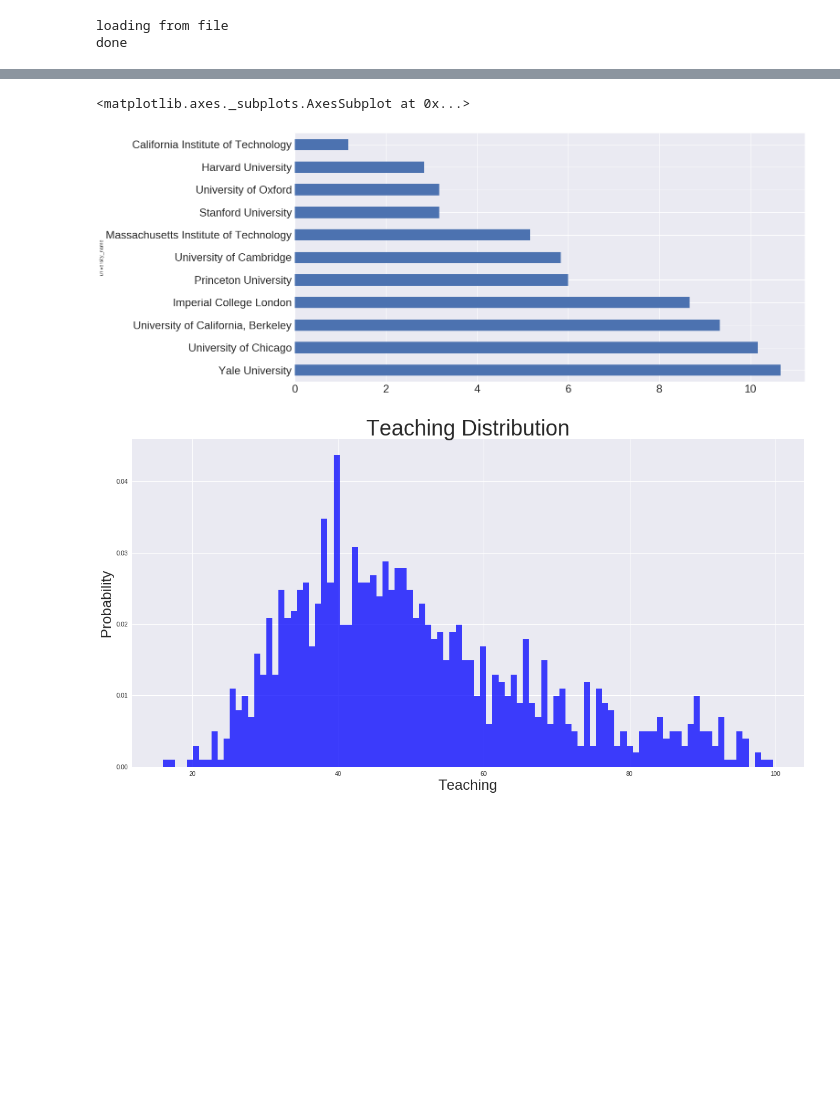
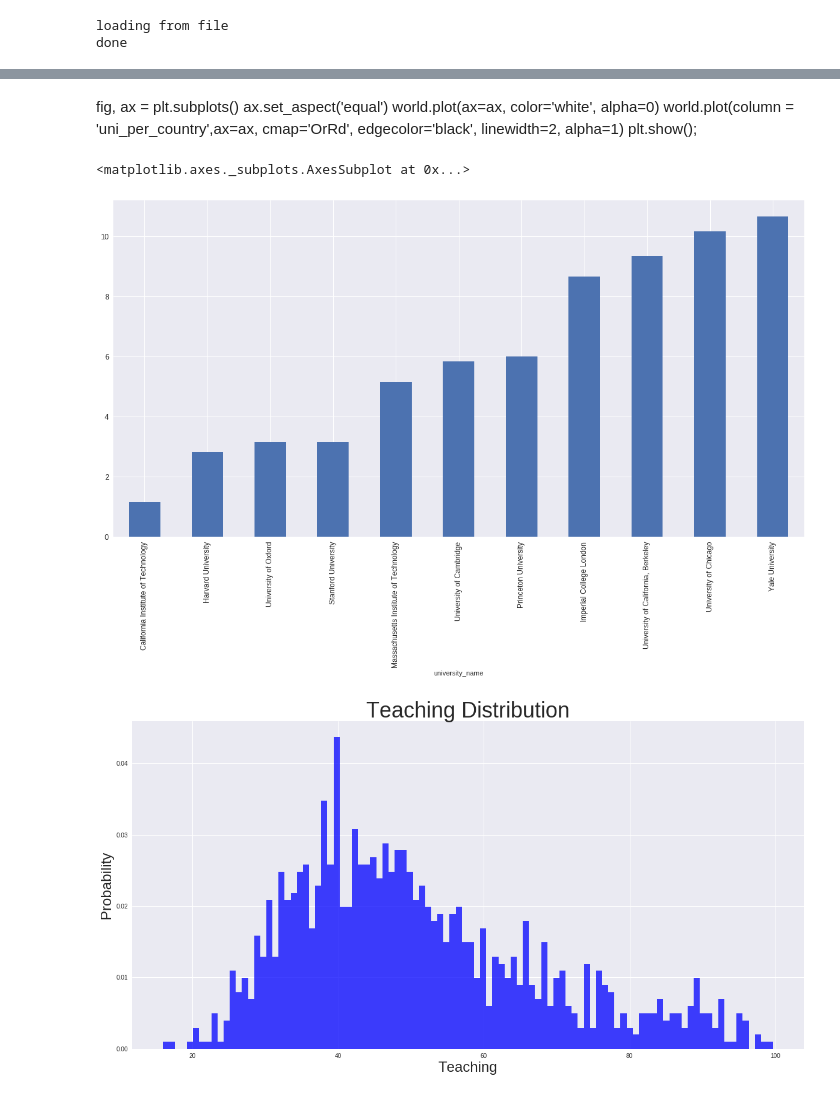
Before and after one commit to sherry0303/code1161base, a Jupyter notebook: week6/world_university_ranking.ipynb, the cells around one changed output, grey strips where cells are left out. Drawn from its saved outputs; the diff is of its cells as text; code cells hidden in the pictures; blank space fills up the shorter version.

```diff
--- a/week6/world_university_ranking.ipynb
+++ b/week6/world_university_ranking.ipynb
@@ -317,7 +168,13 @@ plt.show();
+# %% [markdown]
+fig, ax = plt.subplots()
+ax.set_aspect('equal')
+world.plot(ax=ax, color='white', alpha=0)
+world.plot(column = 'uni_per_country',ax=ax, cmap='OrRd', edgecolor='black', linewidth=2, alpha=1)
+plt.show();
 # %%
 p_wr = wur_data.pivot_table(index = 'university_name', values = 'world_rank', aggfunc = np.mean)
-p_wr.sort_values(ascending = False)[p_wr < 11].plot(kind = 'barh', fontsize = 24)
+p_wr.sort_values(ascending = True)[p_wr < 11].plot(kind = 'bar', fontsize = 12)
 # %% [output]
 <matplotlib.axes._subplots.AxesSubplot at 0x...>
-[figure, old version]
+[figure, new version]
 # %%
```
Also changed, not shown: parts of 24 cells of this notebook.
